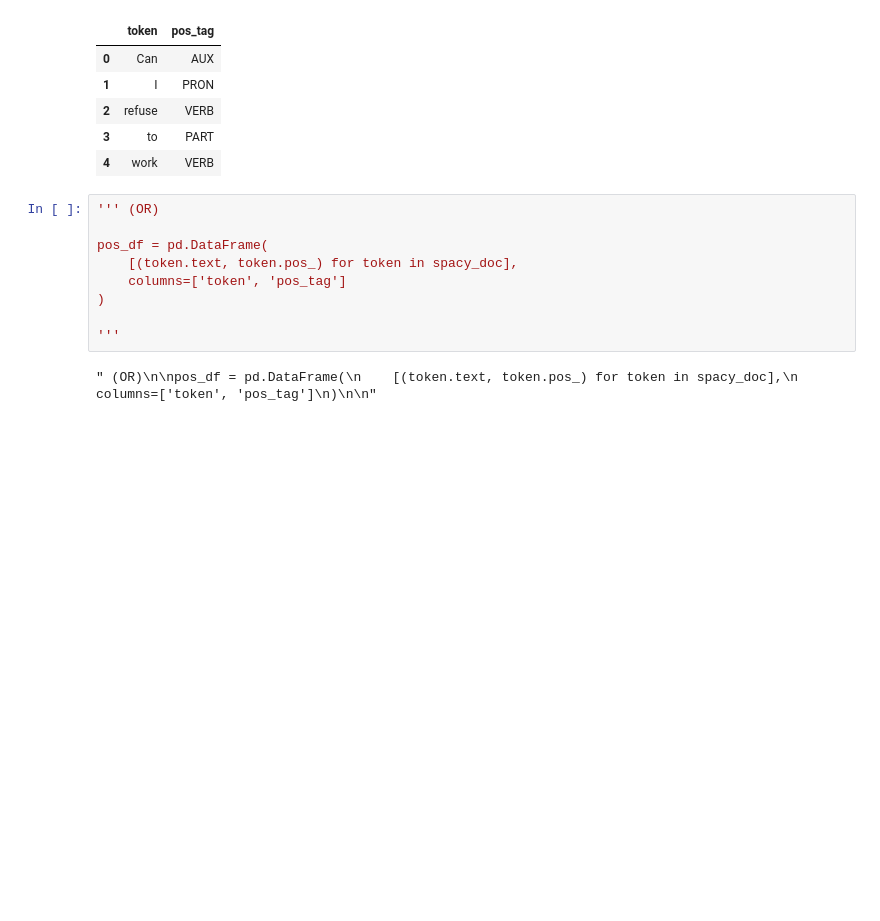
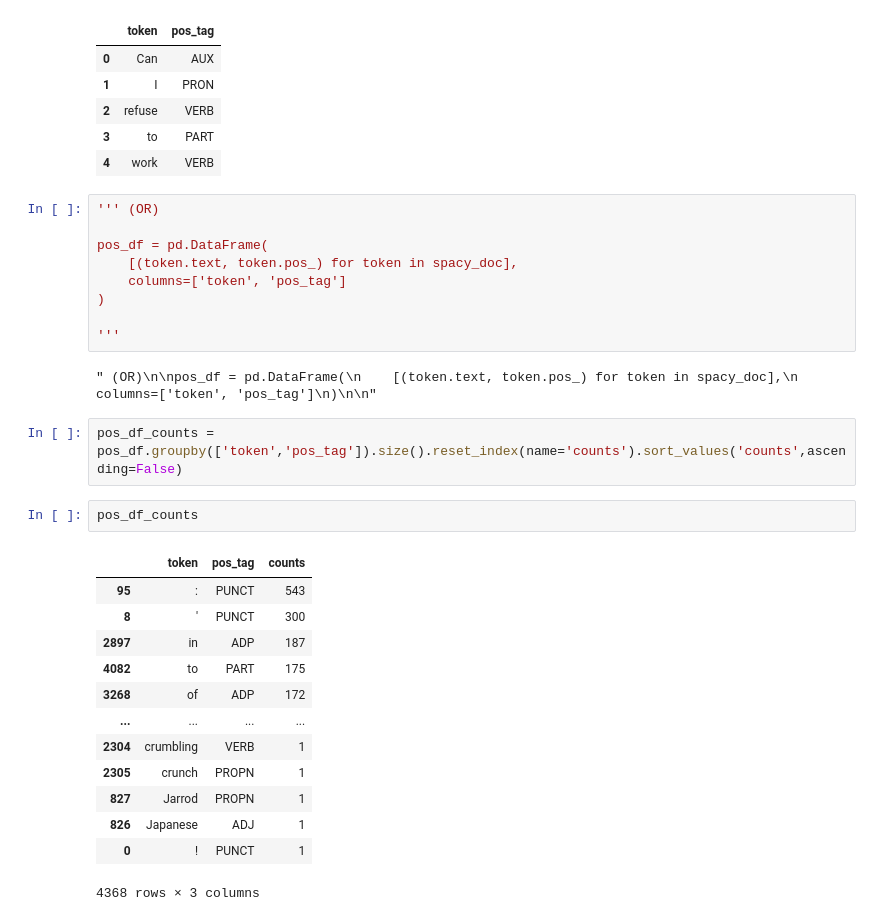
Before and after one commit to Harishkumar-J/AI-Text-Tagging-02, a Jupyter notebook: POS and NER.ipynb, the cells around one changed output. Cells and saved outputs as stored; diff of their text form; blank space fills up the shorter version.

Commit message:
group and count the token and pos tags

```diff
--- a/POS and NER.ipynb
+++ b/POS and NER.ipynb
@@ -174,3 +174,21 @@ pos_df = pd.DataFrame(
 '''
 # %% [output]
 " (OR)\n\npos_df = pd.DataFrame(\n    [(token.text, token.pos_) for token in spacy_doc],\n    columns=['token', 'pos_tag']\n)\n\n"
+# %%
+pos_df_counts = pos_df.groupby(['token','pos_tag']).size().reset_index(name='counts').sort_values('counts',ascending=False)
+# %%
+pos_df_counts
+# %% [output]
+|  | token | pos_tag | counts |
+| 95 | : | PUNCT | 543 |
+| 8 | ' | PUNCT | 300 |
+| 2897 | in | ADP | 187 |
+| 4082 | to | PART | 175 |
+| 3268 | of | ADP | 172 |
+| ... | ... | ... | ... |
+| 2304 | crumbling | VERB | 1 |
+| 2305 | crunch | PROPN | 1 |
+| 827 | Jarrod | PROPN | 1 |
+| 826 | Japanese | ADJ | 1 |
+| 0 | ! | PUNCT | 1 |
+4368 rows × 3 columns
```
